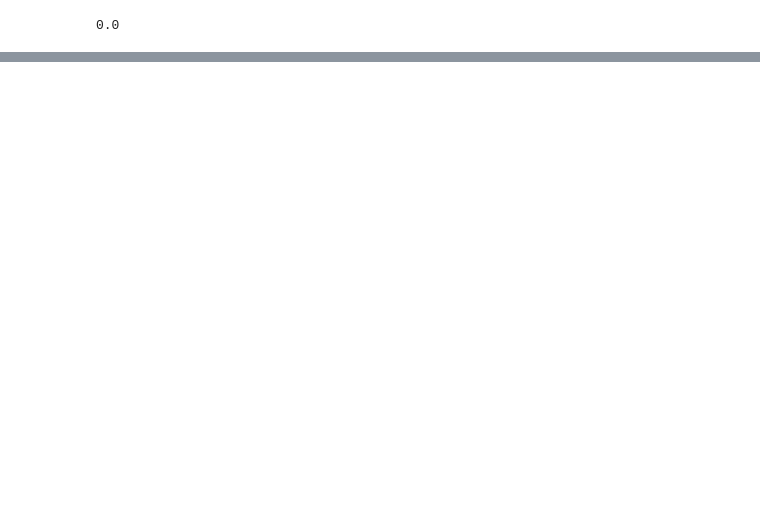
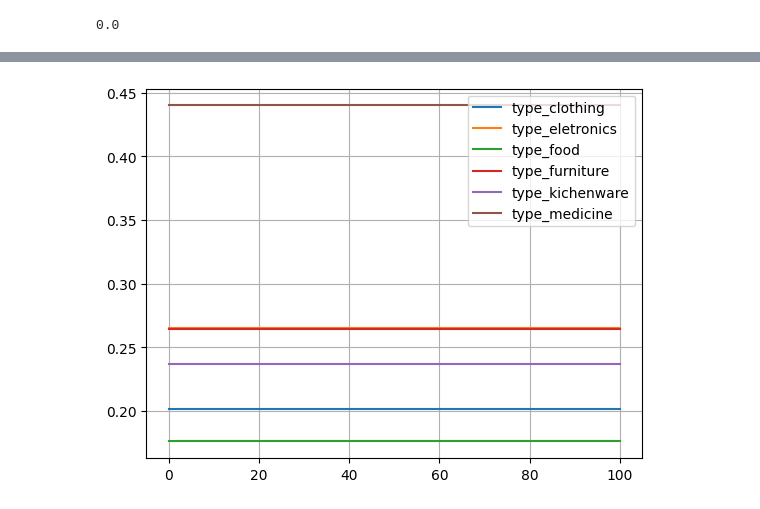
Before and after one commit to Q-shick/ecommerce_price_sensitivity, a Jupyter notebook: conversion-sensitivity-model.ipynb, the cells around one changed output, grey strips where cells are left out. Cells and saved outputs as stored; diff of their text form; code cells hidden in the pictures; blank space fills up the shorter version.

```diff
--- a/conversion-sensitivity-model.ipynb
+++ b/conversion-sensitivity-model.ipynb
@@ -270,0 +279,22 @@ plt.show()
+# %%
+def price_response_function(params, price):
+    return params[0] / (1 + np.exp(params[1] + params[2] * price))
+
+def price_response_plot(feature):
+    avg_params_by_feature = pred_analysis.groupby(feature)[
+        ["max_win_rate_param", "bias_param", "sensitivity_param"]
+    ].mean()
+
+    for value in avg_params_by_feature.index:
+        avg_params = avg_params_by_feature.loc[value].values
+        prices = np.linspace(0, 1, 101)
+        responses = [price_response_function(avg_params, x) for x in prices]
+        plt.plot(responses, label=value)
+
+    plt.legend()
+    plt.grid()
+
+
+price_response_plot("goods")
+# %% [output]
+[figure, added]
```
Also changed, not shown: parts of 11 cells of this notebook.
